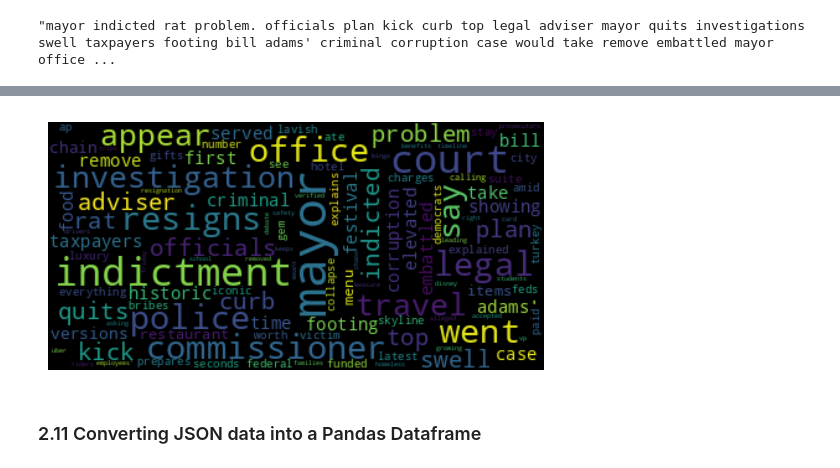
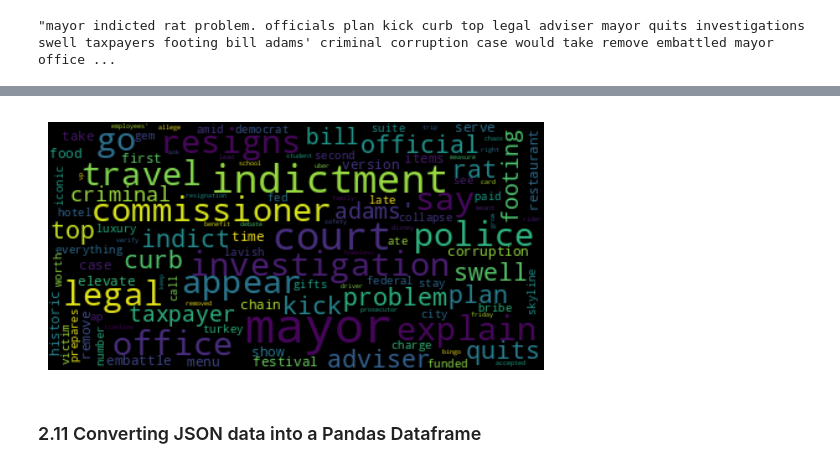
Before and after one commit to rskrisel/api_workshop, a Jupyter notebook: API_workshop.ipynb, the cells around one changed output, grey strips where cells are left out. Saved outputs shown, nothing was run; the diff lists cells and outputs as text; code cells hidden in the pictures.

```diff
--- a/API_workshop.ipynb
+++ b/API_workshop.ipynb
@@ -378,3 +384,28 @@ no_stops = ' '.join([word for word in lowercase_string.split() if word not in st
 no_stops
 # %% [output]
 "mayor indicted rat problem. officials plan kick curb top legal adviser mayor quits investigations swell taxpayers footing bill adams' criminal corruption case would take remove embattled mayor office ...
+# %%
+from nltk.stem import WordNetLemmatizer
+from nltk.corpus import wordnet
+from nltk import pos_tag
+nltk.download('averaged_perceptron_tagger_eng')
+nltk.download('punkt')  # For sentence tokenization if needed
+
+# Download the required resources
+nltk.download('wordnet')
+nltk.download('omw-1.4')
+
+lemmatizer = WordNetLemmatizer()
+
+
+
+def get_wordnet_pos(word):
+    """Map POS tag to first character lemmatize() accepts"""
+    tag = pos_tag([word])[0][1][0].upper()  # Get the first letter of the POS tag
+    tag_dict = {
+        'J': wordnet.ADJ,  # Adjective
+        'N': wordnet.NOUN,  # Noun
+        'V': wordnet.VERB,  # Verb
+        'R': wordnet.ADV    # Adverb
+    }
+    return tag_dict.get(tag, wordnet.NOUN)  # Default to noun if not found
@@ -381,11 +422,13 @@ no_stops
+# %%
+lemmatized_string = ' '.join([lemmatizer.lemmatize(word, get_wordnet_pos(word)) for word in no_stops.split()])
 # %%
-wordcloud = WordCloud(max_font_size=40).generate(no_stops)
+wordcloud = WordCloud(max_font_size=40).generate(lemmatized_string)
 plt.figure()
 plt.imshow(wordcloud, interpolation="bilinear")
 plt.axis("off")
 plt.show()
 # %% [output]
-[figure, old version]
+[figure, new version]
 # %% [markdown]
 ### 2.11 Converting JSON data into a Pandas Dataframe
 # %% [markdown]
```
Also changed, not shown: parts of 4 cells of this notebook.
